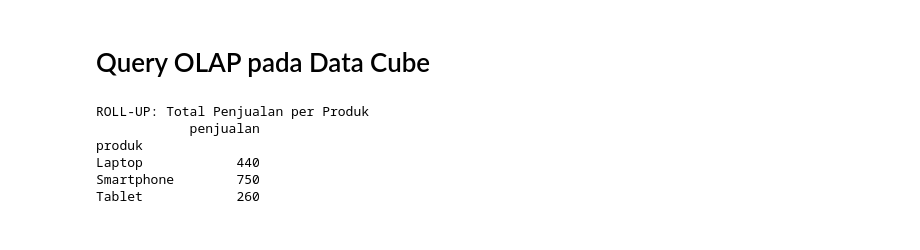
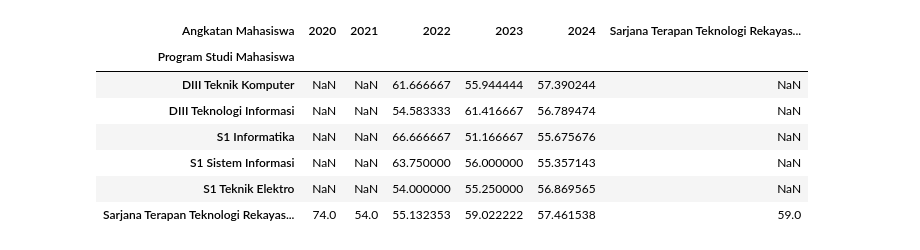
Before and after one commit to gilberd-siboro/kuis_dasi, a Jupyter notebook: OLAP.ipynb, the cells around one changed output. Saved outputs shown, nothing was run; the diff lists cells and outputs as text; code cells hidden in the pictures.

```diff
--- a/OLAP.ipynb
+++ b/OLAP.ipynb
@@ -3,16 +3,9 @@
 # %%
+import numpy as py
 import pandas as pd
+# Membaca ulang dataset dengan delimiter ';'
+df = pd.read_csv('data_mahasiswa.csv', delimiter=';')
 
-# Membuat dataset contoh
-data = {
-    "tanggal": pd.date_range(start="2024-01-01", periods=12, freq="M"),
-    "produk": ["Laptop", "Laptop", "Laptop", "Smartphone", "Smartphone", "Smartphone",
-               "Tablet", "Tablet", "Tablet", "Laptop", "Smartphone", "Tablet"],
-    "lokasi": ["Jakarta", "Bandung", "Surabaya", "Jakarta", "Bandung", "Surabaya",
-               "Jakarta", "Bandung", "Surabaya", "Jakarta", "Jakarta", "Bandung"],
-    "penjualan": [100, 120, 90, 200, 150, 180, 50, 70, 60, 130, 220, 80]
-}
-
-df = pd.DataFrame(data)
-print(df)
+# Menampilkan informasi dasar dan beberapa baris pertama
+df.info(), df.head()
 # %% [output]
@@ -34,7 +46,10 @@ print(df)
 # %%
-# Membuat OLAP Cube menggunakan pivot_table
-cube = df.pivot_table(values="penjualan", index=["produk", "lokasi"], columns=pd.Grouper(key="tanggal", freq="Q"), aggfunc="sum")
+# Menghapus kolom yang seluruhnya kosong
+df_cleaned = df.dropna(how='all', axis=1)
 
-print("\nData Cube (Pivot Table):")
-print(cube)
+# Menghapus baris yang tidak memiliki data valid di sebagian besar kolom
+df_cleaned = df_cleaned.dropna(thresh=int(0.5 * len(df_cleaned.columns)))
+
+# Menampilkan informasi setelah pembersihan
+df_cleaned.info(), df_cleaned.head()
 # %% [output]
@@ -53,16 +90,19 @@ Tablet     Bandung          NaN         NaN        70.0        80.0
-# %% [markdown]
-# Query OLAP pada Data Cube
 # %%
-# Roll Up
+# Membuat OLAP Cube dengan pivot_table
+olap_cube = df_cleaned.pivot_table(values="Programming Skill",
+                                   index="Program Studi Mahasiswa",
+                                   columns="Angkatan Mahasiswa",
+                                   aggfunc="mean")
 
-rollup = df.groupby(["produk"]).agg({"penjualan": "sum"})
-print("\nROLL-UP: Total Penjualan per Produk")
-print(rollup)
+# Menampilkan OLAP Cube
+olap_cube
 # %% [output]
-ROLL-UP: Total Penjualan per Produk
-            penjualan
-produk
-Laptop            440
-Smartphone        750
-Tablet            260
+| Angkatan Mahasiswa | 2020 | 2021 | 2022 | 2023 | 2024 | Sarjana Terapan Teknologi Rekayas... |
+| Program Studi Mahasiswa |  |  |  |  |  |  |
+| DIII Teknik Komputer | NaN | NaN | 61.666667 | 55.944444 | 57.390244 | NaN |
+| DIII Teknologi Informasi | NaN | NaN | 54.583333 | 61.416667 | 56.789474 | NaN |
+| S1 Informatika | NaN | NaN | 66.666667 | 51.166667 | 55.675676 | NaN |
+| S1 Sistem Informasi | NaN | NaN | 63.750000 | 56.000000 | 55.357143 | NaN |
+| S1 Teknik Elektro | NaN | NaN | 54.000000 | 55.250000 | 56.869565 | NaN |
+| Sarjana Terapan Teknologi Rekayas... | 74.0 | 54.0 | 55.132353 | 59.022222 | 57.461538 | 59.0 |
 # %%
```
Also changed, not shown: parts of 15 cells of this notebook.
